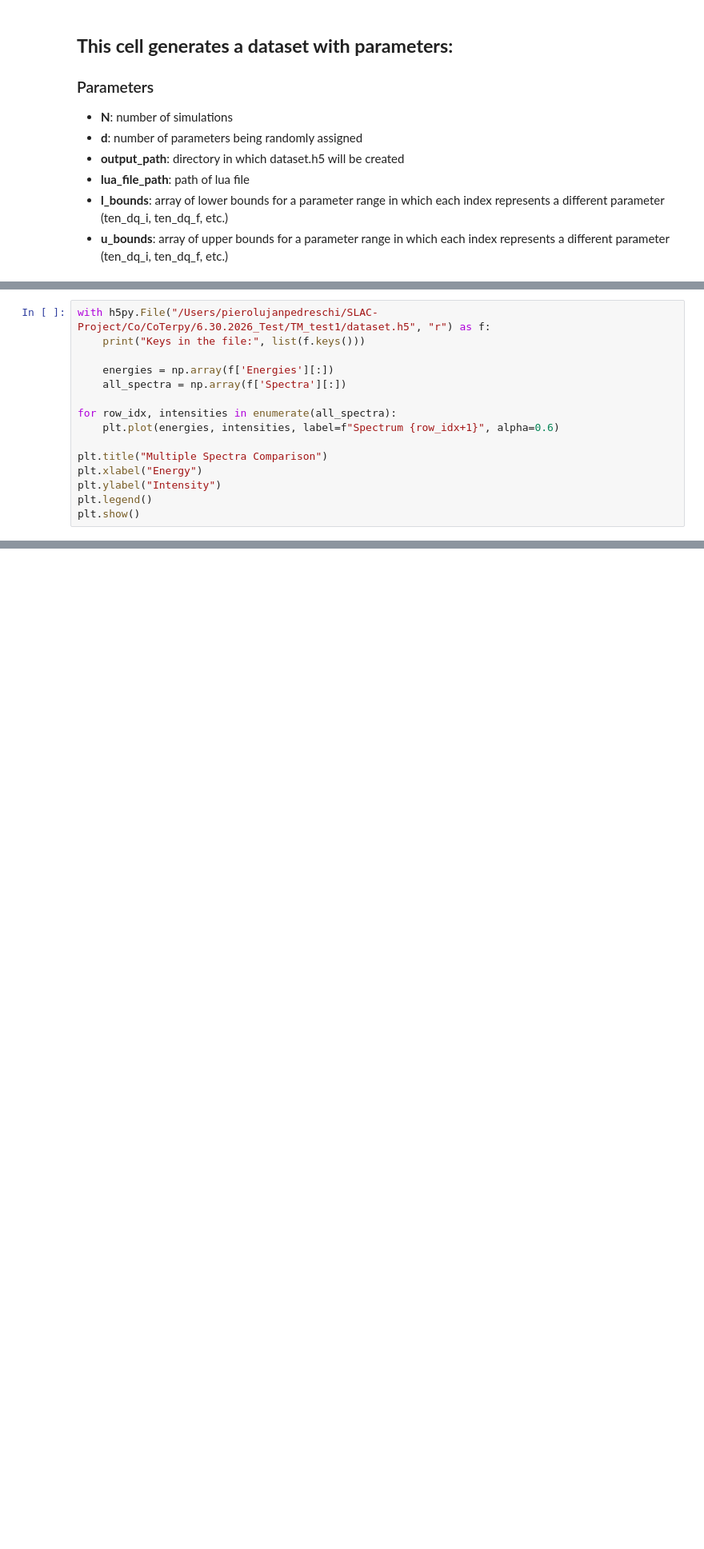
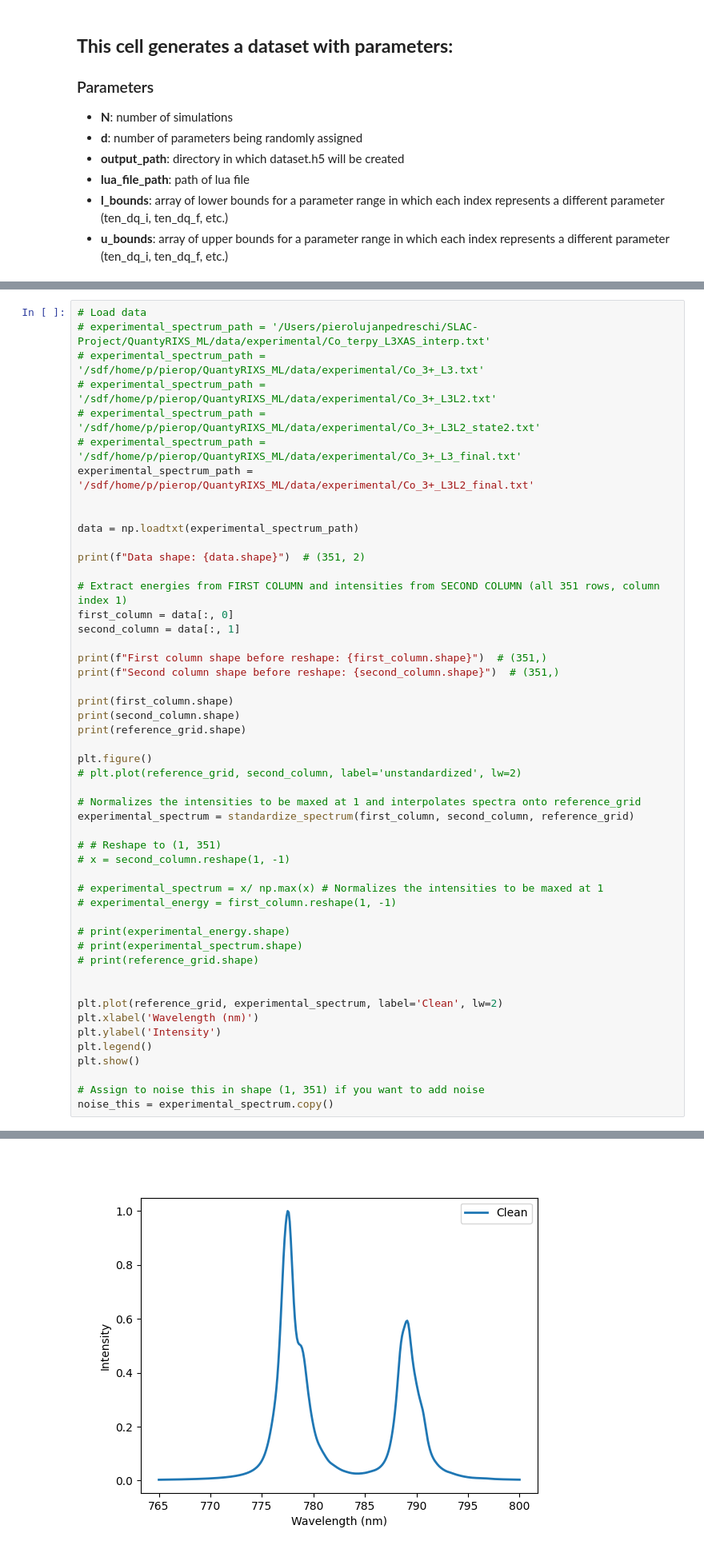
Before and after one commit to bpoult/QuantyRIXS_ML, a Jupyter notebook: Running_Quanty_template.ipynb, the cells around one changed output, grey strips where cells are left out. Shown at 80% size. Saved outputs shown, nothing was run; the diff lists cells and outputs as text; blank space fills up the shorter version.

```diff
--- a/Running_Quanty_template.ipynb
+++ b/Running_Quanty_template.ipynb
@@ -49,15 +57,0 @@ STDOUT: None
-# %%
-with h5py.File("/Users/pierolujanpedreschi/SLAC-Project/Co/CoTerpy/6.30.2026_Test/TM_test1/dataset.h5", "r") as f:
-    print("Keys in the file:", list(f.keys()))
-
-    energies = np.array(f['Energies'][:])
-    all_spectra = np.array(f['Spectra'][:])
-
-for row_idx, intensities in enumerate(all_spectra):
-    plt.plot(energies, intensities, label=f"Spectrum {row_idx+1}", alpha=0.6)
-
-plt.title("Multiple Spectra Comparison")
-plt.xlabel("Energy")
-plt.ylabel("Intensity")
-plt.legend()
-plt.show()
@@ -63,0 +82,51 @@ plt.show()
+# %%
+# Load data
+# experimental_spectrum_path = '/Users/pierolujanpedreschi/SLAC-Project/QuantyRIXS_ML/data/experimental/Co_terpy_L3XAS_interp.txt'
+# experimental_spectrum_path = '/sdf/home/p/pierop/QuantyRIXS_ML/data/experimental/Co_3+_L3.txt'
+# experimental_spectrum_path = '/sdf/home/p/pierop/QuantyRIXS_ML/data/experimental/Co_3+_L3L2.txt'
+# experimental_spectrum_path = '/sdf/home/p/pierop/QuantyRIXS_ML/data/experimental/Co_3+_L3L2_state2.txt'
+# experimental_spectrum_path = '/sdf/home/p/pierop/QuantyRIXS_ML/data/experimental/Co_3+_L3_final.txt'
+experimental_spectrum_path = '/sdf/home/p/pierop/QuantyRIXS_ML/data/experimental/Co_3+_L3L2_final.txt'
+
+
+data = np.loadtxt(experimental_spectrum_path)
+
+print(f"Data shape: {data.shape}")  # (351, 2)
+
+# Extract energies from FIRST COLUMN and intensities from SECOND COLUMN (all 351 rows, column index 1)
+first_column = data[:, 0]
+second_column = data[:, 1]
+
+print(f"First column shape before reshape: {first_column.shape}")  # (351,)
+print(f"Second column shape before reshape: {second_column.shape}")  # (351,)
+
+print(first_column.shape)
+print(second_column.shape)
+print(reference_grid.shape)
+
+plt.figure()
+# plt.plot(reference_grid, second_column, label='unstandardized', lw=2)
+
+# Normalizes the intensities to be maxed at 1 and interpolates spectra onto reference_grid
+experimental_spectrum = standardize_spectrum(first_column, second_column, reference_grid)
+
+# # Reshape to (1, 351)
+# x = second_column.reshape(1, -1)
+
+# experimental_spectrum = x/ np.max(x) # Normalizes the intensities to be maxed at 1
+# experimental_energy = first_column.reshape(1, -1)
+
+# print(experimental_energy.shape)
+# print(experimental_spectrum.shape)
+# print(reference_grid.shape)
+
+
+plt.plot(reference_grid, experimental_spectrum, label='Clean', lw=2)
+plt.xlabel('Wavelength (nm)')
+plt.ylabel('Intensity')
+plt.legend()
+plt.show()
+
+# Assign to noise this in shape (1, 351) if you want to add noise
+noise_this = experimental_spectrum.copy()
+# %% [output]
@@ -63,0 +139 @@ plt.show()
+[figure, added]
```
Also changed, not shown: parts of 32 cells of this notebook.
